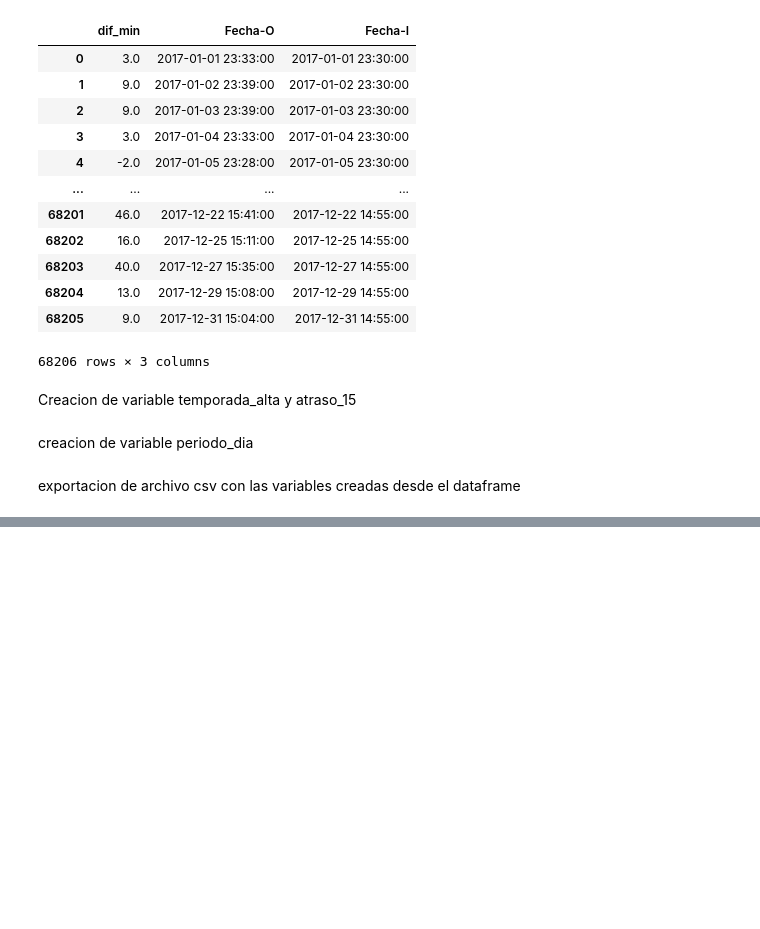
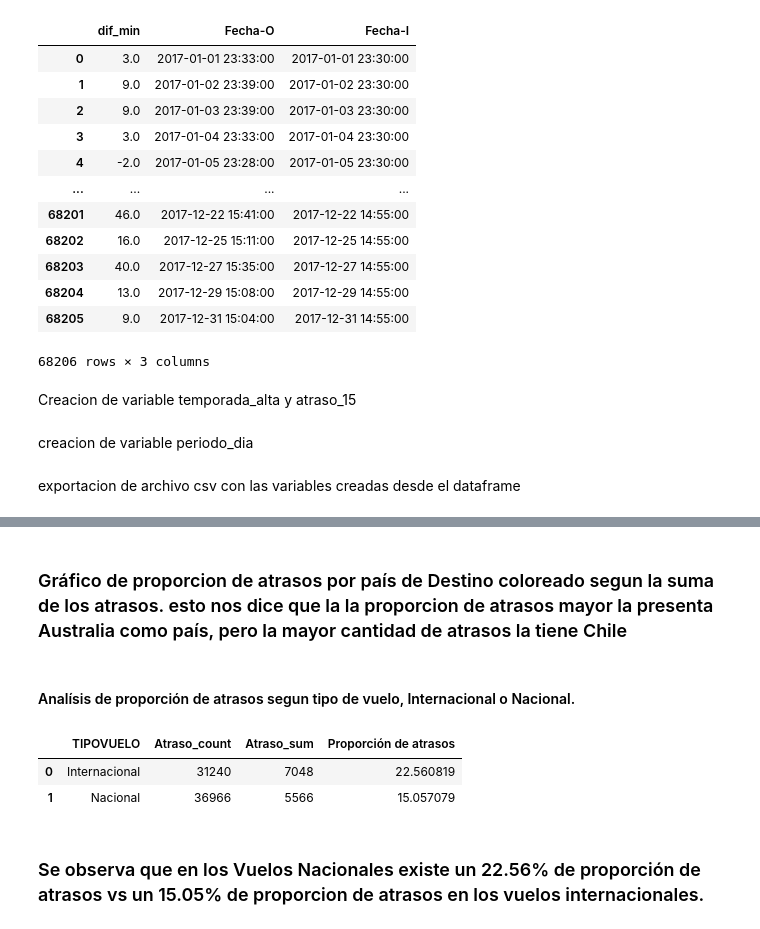
Before and after one commit to oscar-marguirott/desafio-ds-andres-fuentes, a Jupyter notebook: LATAM.ipynb, the cells around one changed output, grey strips where cells are left out. Cells and saved outputs as stored; diff of their text form; code cells hidden in the pictures; blank space fills up the shorter version.

```diff
--- a/LATAM.ipynb
+++ b/LATAM.ipynb
@@ -181,0 +378,34 @@ synthetic_features.to_csv("synthetic_features.csv", sep="|"
+# %% [markdown]
+### Gráfico de proporcion de atrasos por país de Destino coloreado segun la suma de los atrasos. esto nos dice que la la proporcion de atrasos mayor la presenta Australia como país, pero la mayor cantidad de atrasos la tiene Chile
+# %% [markdown]
+#### Analísis de proporción de atrasos segun tipo de vuelo, Internacional o Nacional.
+# %%
+Tipo_Vuelo = datos_test.groupby([
+                          #'Des-O'
+                          #'OPERA',
+                          #'MES',
+                          #'DIA',
+                          'TIPOVUELO'
+                        ], dropna=False, as_index=False).agg(
+    Atraso_count = ('atraso_15','count'),
+    Atraso_sum = ('atraso_15','sum')
+                                            )
+
+Tipo_Vuelo['Proporción de atrasos'] = (Tipo_Vuelo['Atraso_sum']/Tipo_Vuelo['Atraso_count'])*100
+
+
+
+
+def f(row):
+    if row == 'N':
+        val = 'Nacional'
+    else:
+        val = 'Internacional'
+    return val
+
+Tipo_Vuelo['TIPOVUELO'] = Tipo_Vuelo['TIPOVUELO'].apply(f)
+Tipo_Vuelo
+# %% [output]
+|  | TIPOVUELO | Atraso_count | Atraso_sum | Proporción de atrasos |
+| 0 | Internacional | 31240 | 7048 | 22.560819 |
+| 1 | Nacional | 36966 | 5566 | 15.057079 |
@@ -181,0 +422,2 @@ synthetic_features.to_csv("synthetic_features.csv", sep="|"
+# %% [markdown]
+### Se observa que en los Vuelos Nacionales existe un 22.56% de proporción de atrasos vs un 15.05% de proporcion de atrasos en los vuelos internacionales.
```
Also changed, not shown: parts of 23 cells of this notebook.
